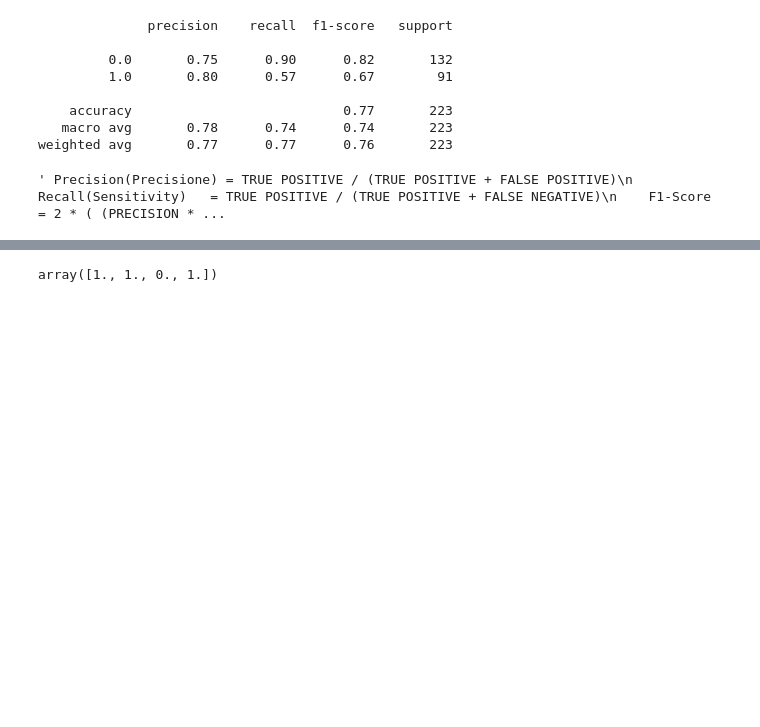
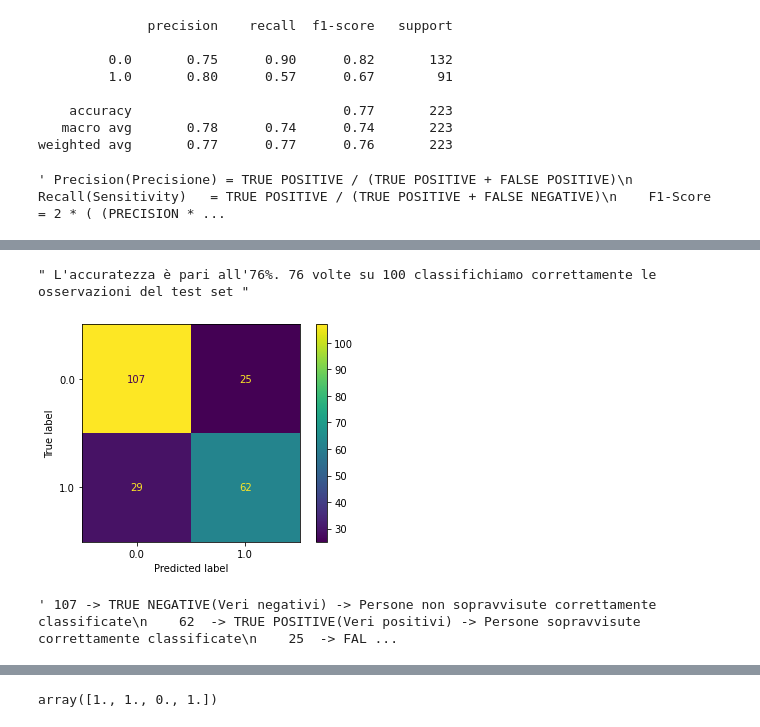
Before and after one commit to MP99DataScience/Twitter_Tweets_covid19, a Jupyter notebook: Titanic_Dataset.ipynb, the cells around one changed output, grey strips where cells are left out. Saved outputs shown, nothing was run; the diff lists cells and outputs as text; code cells hidden in the pictures; blank space fills up the shorter version.

```diff
--- a/Titanic_Dataset.ipynb
+++ b/Titanic_Dataset.ipynb
@@ -473,0 +542,5 @@ weighted avg       0.77      0.77      0.76       223
+# %%
+# Naive Bayes
+from sklearn.naive_bayes import GaussianNB
+gnb = GaussianNB()
+gnbModel = gnb.fit(X_train, y_train.values.ravel())
@@ -473,0 +566,7 @@ weighted avg       0.77      0.77      0.76       223
+# %%
+# Accuracy Score Test set Naive Bayes
+round(gnbModel.score(X_test, y_test),2) # 76 % Accuracy
+
+''' L'accuratezza è pari all'76%. 76 volte su 100 classifichiamo correttamente le osservazioni del test set '''
+# %% [output]
+" L'accuratezza è pari all'76%. 76 volte su 100 classifichiamo correttamente le osservazioni del test set "
@@ -473,0 +575,16 @@ weighted avg       0.77      0.77      0.76       223
+# %%
+cm = confusion_matrix(y_test, gnbModel.predict(X_test), labels=gnbModel.classes_)
+disp = ConfusionMatrixDisplay(confusion_matrix=cm,
+                               display_labels=gnbModel.classes_)
+disp.plot()
+plt.show()
+
+''' 107 -> TRUE NEGATIVE(Veri negativi) -> Persone non sopravvisute correttamente classificate
+    62  -> TRUE POSITIVE(Veri positivi) -> Persone sopravvisute correttamente classificate
+    25  -> FALSE POSITIVE(Falsi positivi) -> Persone classificate come sopravvisute, ma in realtà esse
+    sono non sopravvisute
+    29  -> FALSE NEGATIVE(Falsi negativi) -> Persone classificate come non sopravvisute, ma in realtà esse
+    sono sopravvisute. '''
+# %% [output]
+[figure, added]
+' 107 -> TRUE NEGATIVE(Veri negativi) -> Persone non sopravvisute correttamente classificate\n    62  -> TRUE POSITIVE(Veri positivi) -> Persone sopravvisute correttamente classificate\n    25  -> FAL ...
```
Also changed, not shown: parts of 25 cells of this notebook.
